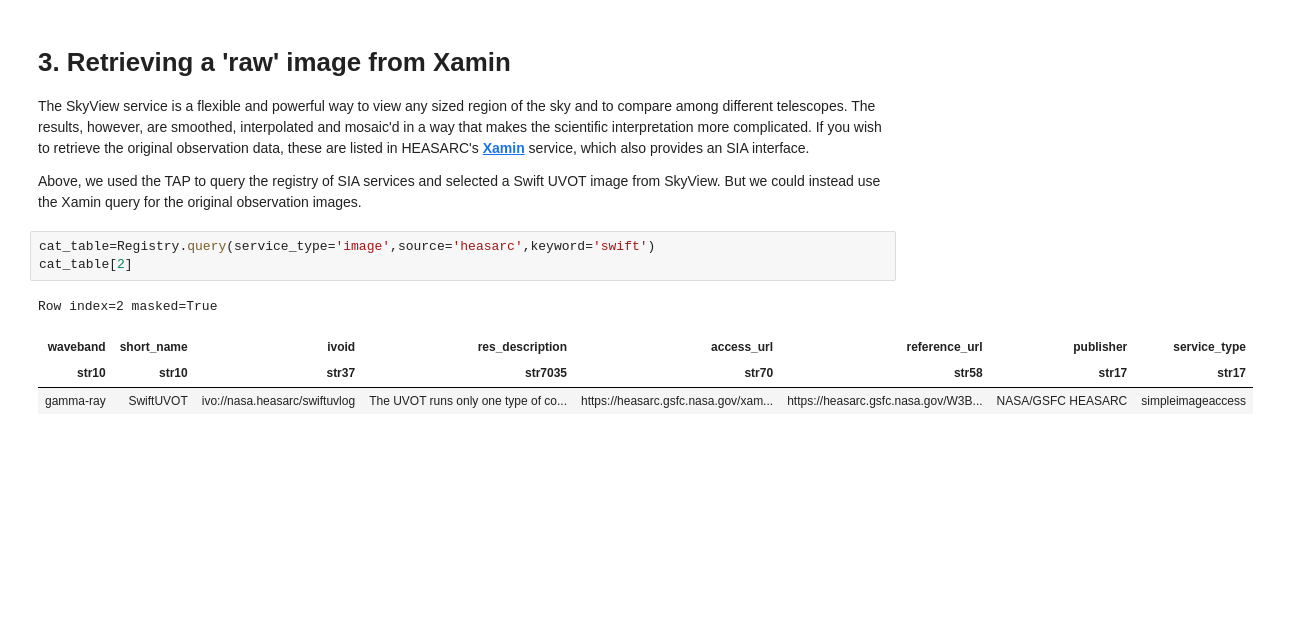
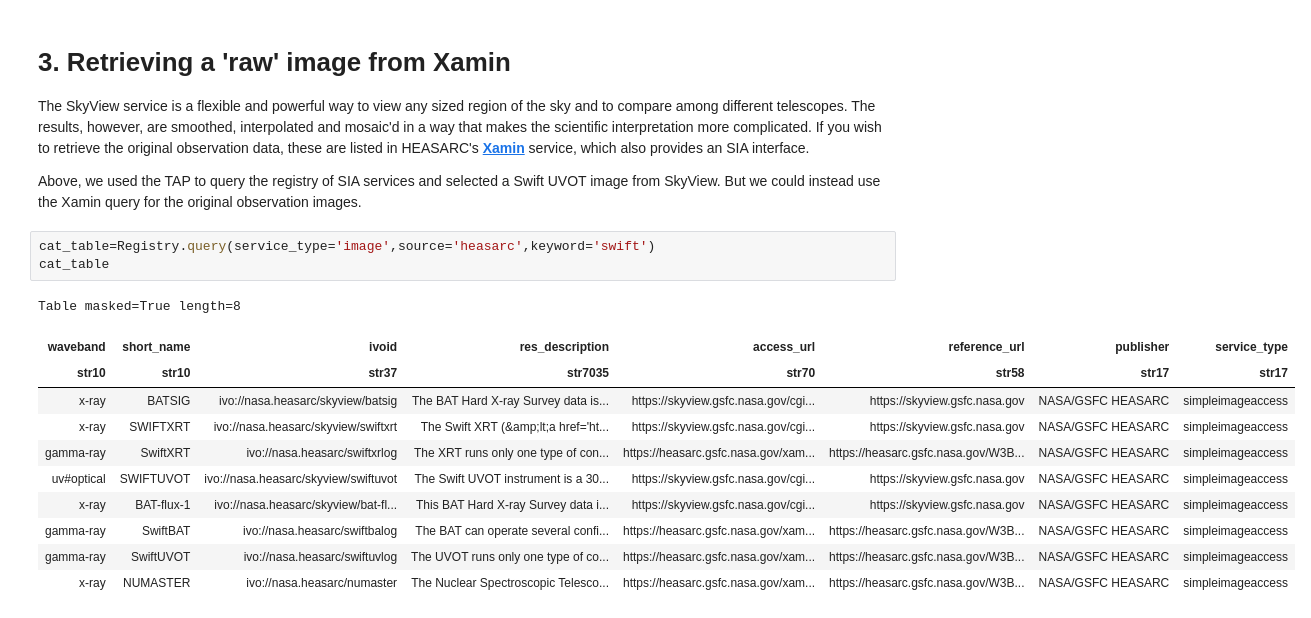
Before and after one commit to NASA-NAVO/navo-workshop, a Jupyter notebook: heasarc/Image_Access.ipynb, the cells around one changed output. Drawn from its saved outputs; the diff is of its cells as text; blank space fills up the shorter version.

```diff
--- a/heasarc/Image_Access.ipynb
+++ b/heasarc/Image_Access.ipynb
@@ -170,9 +169,16 @@ The SkyView service is a flexible and powerful way to view any sized region of t
 Above, we used the TAP to query the registry of SIA services and selected a Swift UVOT image from SkyView.  But we could instead use the Xamin query for the original observation images.
 # %%
 cat_table=Registry.query(service_type='image',source='heasarc',keyword='swift')
-cat_table[2]
+cat_table
 # %% [output]
-Row index=2 masked=True
+Table masked=True length=8
 | waveband | short_name | ivoid | res_description | access_url | reference_url | publisher | service_type |
 | str10 | str10 | str37 | str7035 | str70 | str58 | str17 | str17 |
+| x-ray | BATSIG | ivo://nasa.heasarc/skyview/batsig | The BAT Hard X-ray Survey data is... | https://skyview.gsfc.nasa.gov/cgi... | https://skyview.gsfc.nasa.gov | NASA/GSFC HEASARC | simpleimageaccess |
+| x-ray | SWIFTXRT | ivo://nasa.heasarc/skyview/swiftxrt | The Swift XRT (&amp;lt;a href='ht... | https://skyview.gsfc.nasa.gov/cgi... | https://skyview.gsfc.nasa.gov | NASA/GSFC HEASARC | simpleimageaccess |
+| gamma-ray | SwiftXRT | ivo://nasa.heasarc/swiftxrlog | The XRT runs only one type of con... | https://heasarc.gsfc.nasa.gov/xam... | https://heasarc.gsfc.nasa.gov/W3B... | NASA/GSFC HEASARC | simpleimageaccess |
+| uv#optical | SWIFTUVOT | ivo://nasa.heasarc/skyview/swiftuvot | The Swift UVOT instrument is a 30... | https://skyview.gsfc.nasa.gov/cgi... | https://skyview.gsfc.nasa.gov | NASA/GSFC HEASARC | simpleimageaccess |
+| x-ray | BAT-flux-1 | ivo://nasa.heasarc/skyview/bat-fl... | This BAT Hard X-ray Survey data i... | https://skyview.gsfc.nasa.gov/cgi... | https://skyview.gsfc.nasa.gov | NASA/GSFC HEASARC | simpleimageaccess |
+| gamma-ray | SwiftBAT | ivo://nasa.heasarc/swiftbalog | The BAT can operate several confi... | https://heasarc.gsfc.nasa.gov/xam... | https://heasarc.gsfc.nasa.gov/W3B... | NASA/GSFC HEASARC | simpleimageaccess |
 | gamma-ray | SwiftUVOT | ivo://nasa.heasarc/swiftuvlog | The UVOT runs only one type of co... | https://heasarc.gsfc.nasa.gov/xam... | https://heasarc.gsfc.nasa.gov/W3B... | NASA/GSFC HEASARC | simpleimageaccess |
+| x-ray | NUMASTER | ivo://nasa.heasarc/numaster | The Nuclear Spectroscopic Telesco... | https://heasarc.gsfc.nasa.gov/xam... | https://heasarc.gsfc.nasa.gov/W3B... | NASA/GSFC HEASARC | simpleimageaccess |
```
Also changed, not shown: parts of 12 cells of this notebook, 3 other files.
